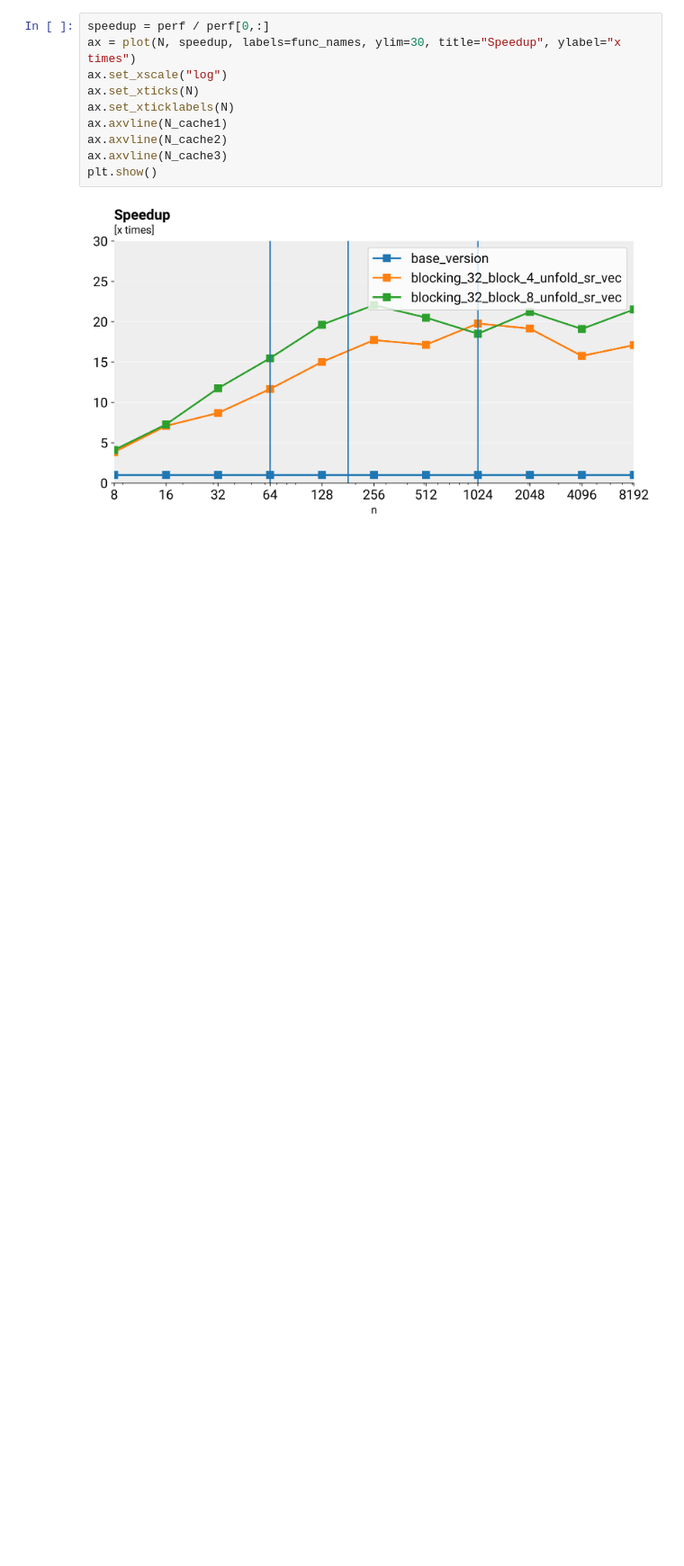
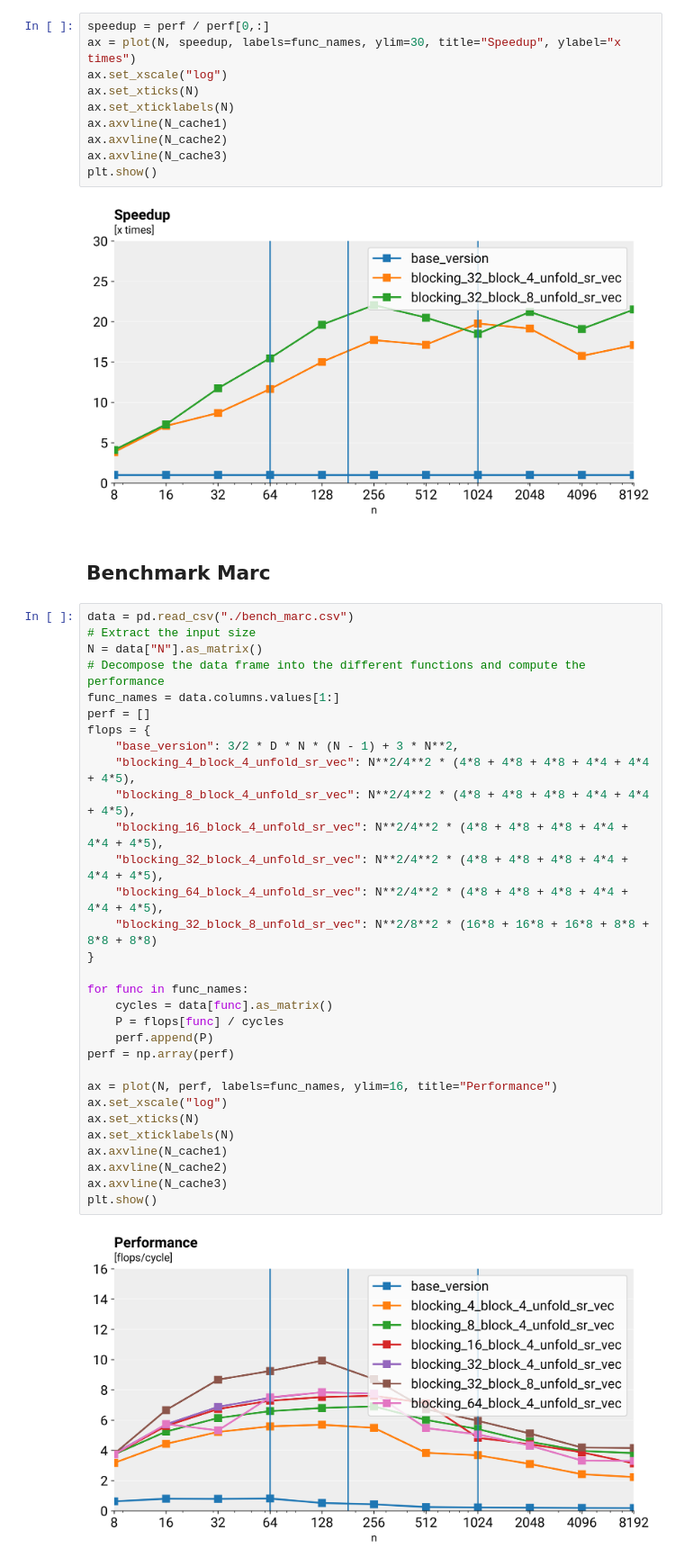
Before and after one commit to albertomontesg/fast-tsne, a Jupyter notebook: code/implementations/optimizations/compute_low_dimensional_affinities/benchmarking/benchmarking.ipynb, the cells around one changed output. Shown at 90% size. Cells and saved outputs as stored; diff of their text form; blank space fills up the shorter version.

Commit message:
Update benchmark plots

```diff
--- a/code/implementations/optimizations/compute_low_dimensional_affinities/benchmarking/benchmarking.ipynb
+++ b/code/implementations/optimizations/compute_low_dimensional_affinities/benchmarking/benchmarking.ipynb
@@ -198,3 +198,38 @@ ax.axvline(N_cache3)
 plt.show()
 # %% [output]
 [figure]
+# %% [markdown]
+## Benchmark Marc
+# %%
+data = pd.read_csv("./bench_marc.csv")
+# Extract the input size
+N = data["N"].as_matrix()
+# Decompose the data frame into the different functions and compute the performance
+func_names = data.columns.values[1:]
+perf = []
+flops = {
+    "base_version": 3/2 * D * N * (N - 1) + 3 * N**2,
+    "blocking_4_block_4_unfold_sr_vec": N**2/4**2 * (4*8 + 4*8 + 4*8 + 4*4 + 4*4 + 4*5),
+    "blocking_8_block_4_unfold_sr_vec": N**2/4**2 * (4*8 + 4*8 + 4*8 + 4*4 + 4*4 + 4*5),
+    "blocking_16_block_4_unfold_sr_vec": N**2/4**2 * (4*8 + 4*8 + 4*8 + 4*4 + 4*4 + 4*5),
+    "blocking_32_block_4_unfold_sr_vec": N**2/4**2 * (4*8 + 4*8 + 4*8 + 4*4 + 4*4 + 4*5),
+    "blocking_64_block_4_unfold_sr_vec": N**2/4**2 * (4*8 + 4*8 + 4*8 + 4*4 + 4*4 + 4*5),
+    "blocking_32_block_8_unfold_sr_vec": N**2/8**2 * (16*8 + 16*8 + 16*8 + 8*8 + 8*8 + 8*8)
+}
+
+for func in func_names:
+    cycles = data[func].as_matrix()
+    P = flops[func] / cycles
+    perf.append(P)
+perf = np.array(perf)
+
+ax = plot(N, perf, labels=func_names, ylim=16, title="Performance")
+ax.set_xscale("log")
+ax.set_xticks(N)
+ax.set_xticklabels(N)
+ax.axvline(N_cache1)
+ax.axvline(N_cache2)
+ax.axvline(N_cache3)
+plt.show()
+# %% [output]
+[figure, added]
```
